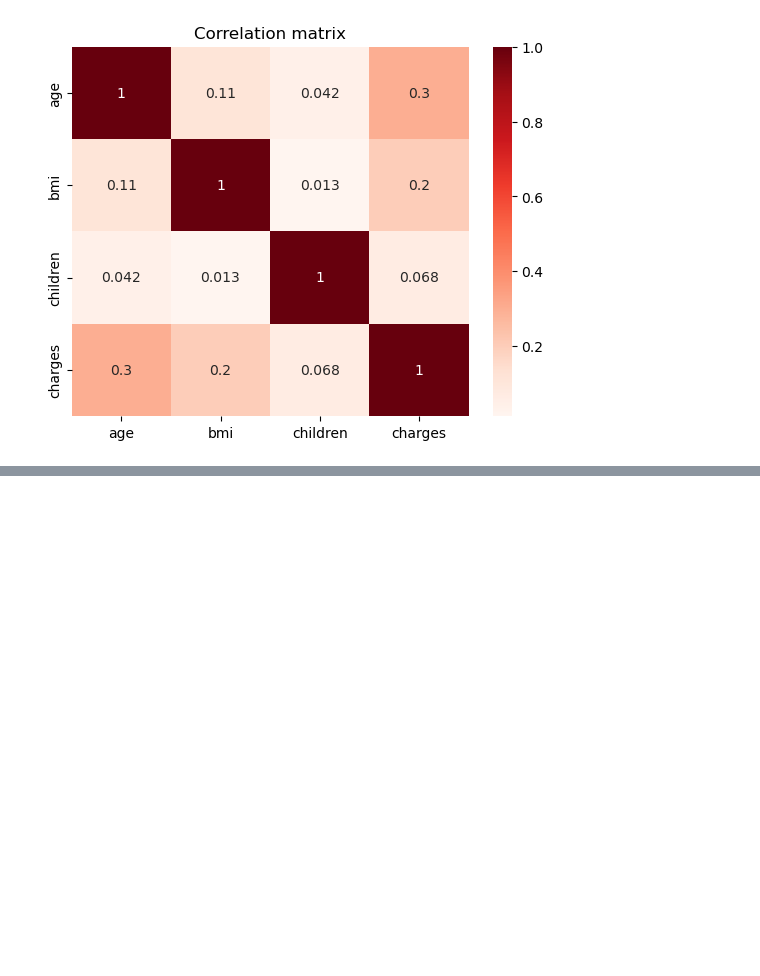
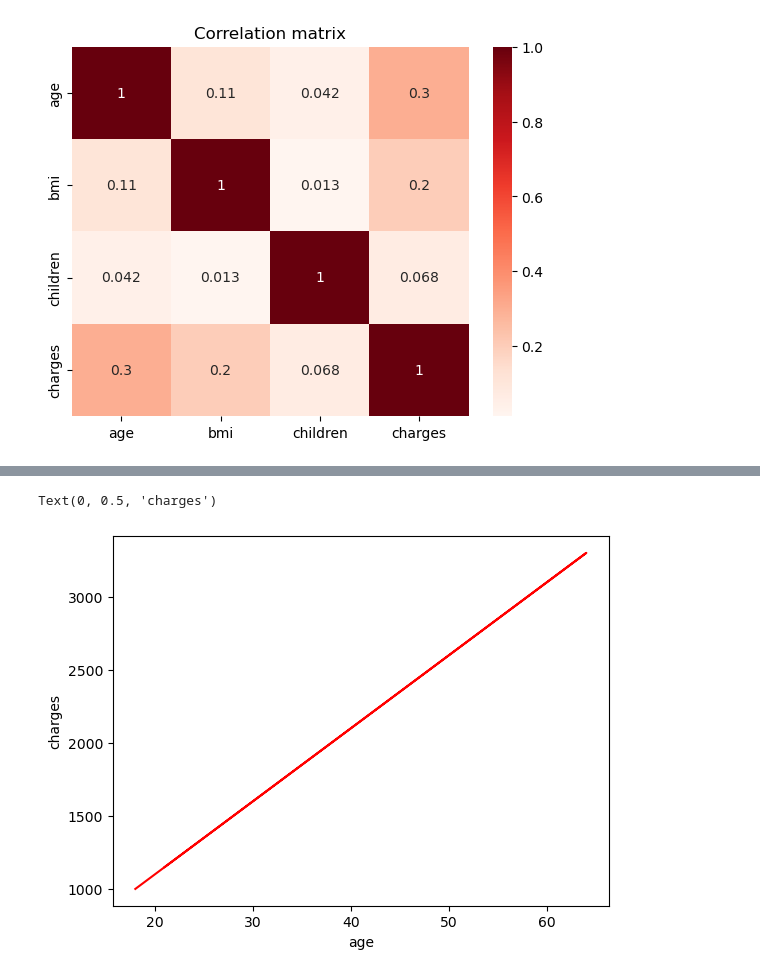
Before and after one commit to sudiptoshahin/brief-intro-ml, a Jupyter notebook: linear-regression-2.2.ipynb, the cells around one changed output, grey strips where cells are left out. Saved outputs shown, nothing was run; the diff lists cells and outputs as text; code cells hidden in the pictures; blank space fills up the shorter version.

Commit message:
implement linear regression on 2.2

```diff
--- a/linear-regression-2.2.ipynb
+++ b/linear-regression-2.2.ipynb
@@ -329,0 +346,15 @@ Text(0.5, 1.0, 'Correlation matrix')
+# %%
+# w -> weight -> slope -> m
+# b -> bias -> c
+# linear model => y = mx + c
+
+def estimate_charges(age, w, b):
+    return (w * age) + b
+
+w = 50
+b = 100
+
+# ages of non smokers
+nonSmokerAges = nonSmokerData['age']
+estimated_charges = estimate_charges(nonSmokerAges, w, b)
+estimated_charges
@@ -329,0 +389,7 @@ Text(0.5, 1.0, 'Correlation matrix')
+# %%
+plt.plot(nonSmokerAges, estimated_charges, 'r-')
+plt.xlabel('age')
+plt.ylabel('charges')
+# %% [output]
+Text(0, 0.5, 'charges')
+[figure, added]
```
Also changed, not shown: parts of 38 cells of this notebook, 2 other files.
